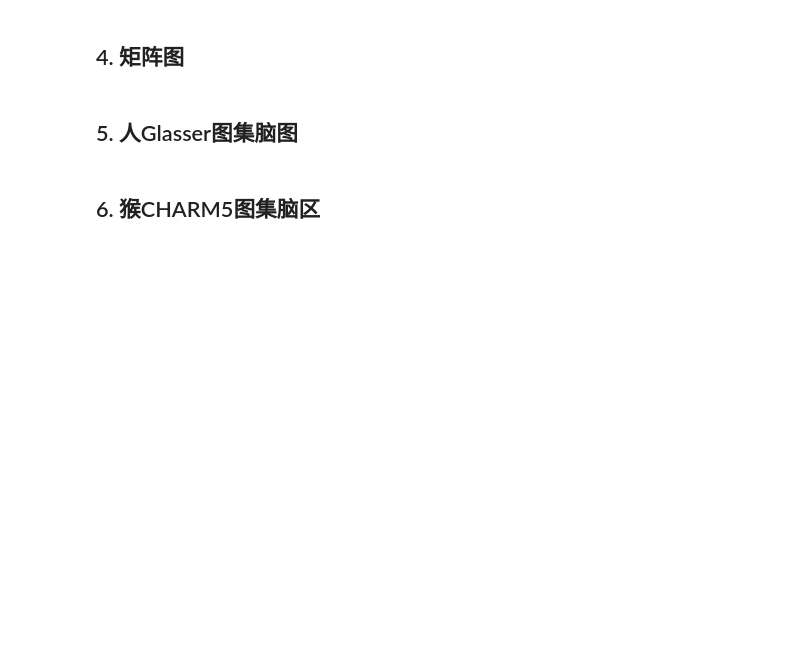
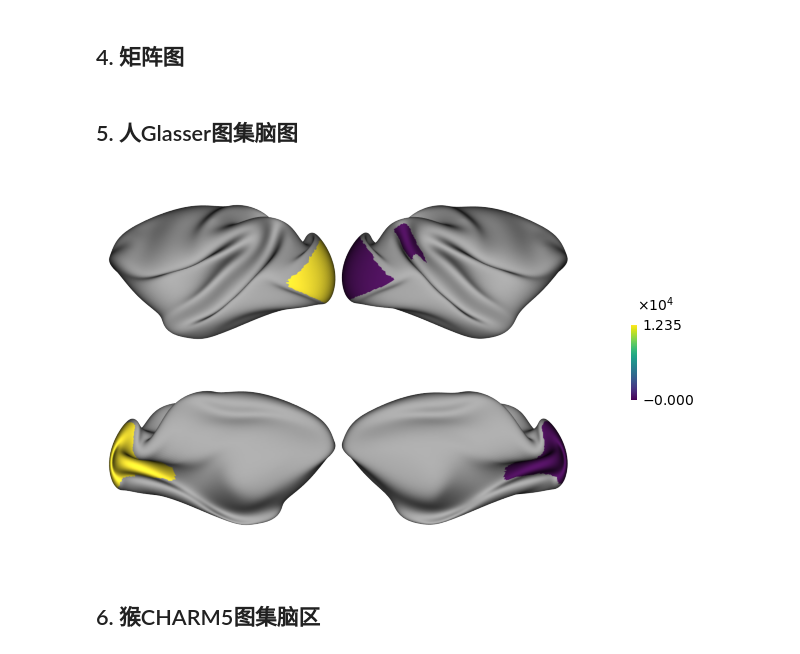
Before and after one commit to RicardoRyn/Plot_figure, a Jupyter notebook: example.ipynb, the cells around one changed output. Drawn from its saved outputs; the diff is of its cells as text; code cells hidden in the pictures; blank space fills up the shorter version.

```diff
--- a/example.ipynb
+++ b/example.ipynb
@@ -122,25 +122,26 @@ fig.savefig("./example_figures/matrix.png", dpi=250, bbox_inches='tight')
 # %%
 import numpy as np
 import matplotlib.pyplot as plt
 from plot_figure import *
 
-data = {'lh_V1':10, 'lh_MST':15, 'rh_V1':-10}
 
 # 全脑
 fig = plot_human_brain_figure(data, cmap='Reds', vmin=-15.1234, vmax=15.1234, colorbar_label_name='AAA', colorbar_decimals=3)
 fig.savefig("./example_figures/human_brain1.png", dpi=250, bbox_inches='tight')
 
 # 全脑
 fig = plot_human_brain_figure(data, surf='inflated', cmap='bwr', vmin=-15.1234, vmax=15.1234, colorbar_label_name='AAA', colorbar_location='bottom')
 fig.savefig("./example_figures/human_brain2.png", dpi=250, bbox_inches='tight')
 
 # 仅左脑
 fig = plot_human_hemi_brain_figure(data, hemi='lh', cmap='bwr', vmin=-15.1234, vmax=15.1234, colorbar_nticks=5)
 fig.savefig("./example_figures/human_brain3.png", dpi=250, bbox_inches='tight')
 
 # 仅右脑
 fig = plot_human_hemi_brain_figure(data, hemi='rh', surf='midthickness', cmap='bwr', vmin=-15, vmax=15, colorbar_shrink=0.9)
 fig.savefig("./example_figures/human_brain4.png", dpi=250, bbox_inches='tight')
+# %% [output]
+[figure, added]
 # %% [markdown]
 ## 6. 猴CHARM5图集脑区
 # %%
```
Also changed, not shown: parts of 1 cell of this notebook, 8 other files.
